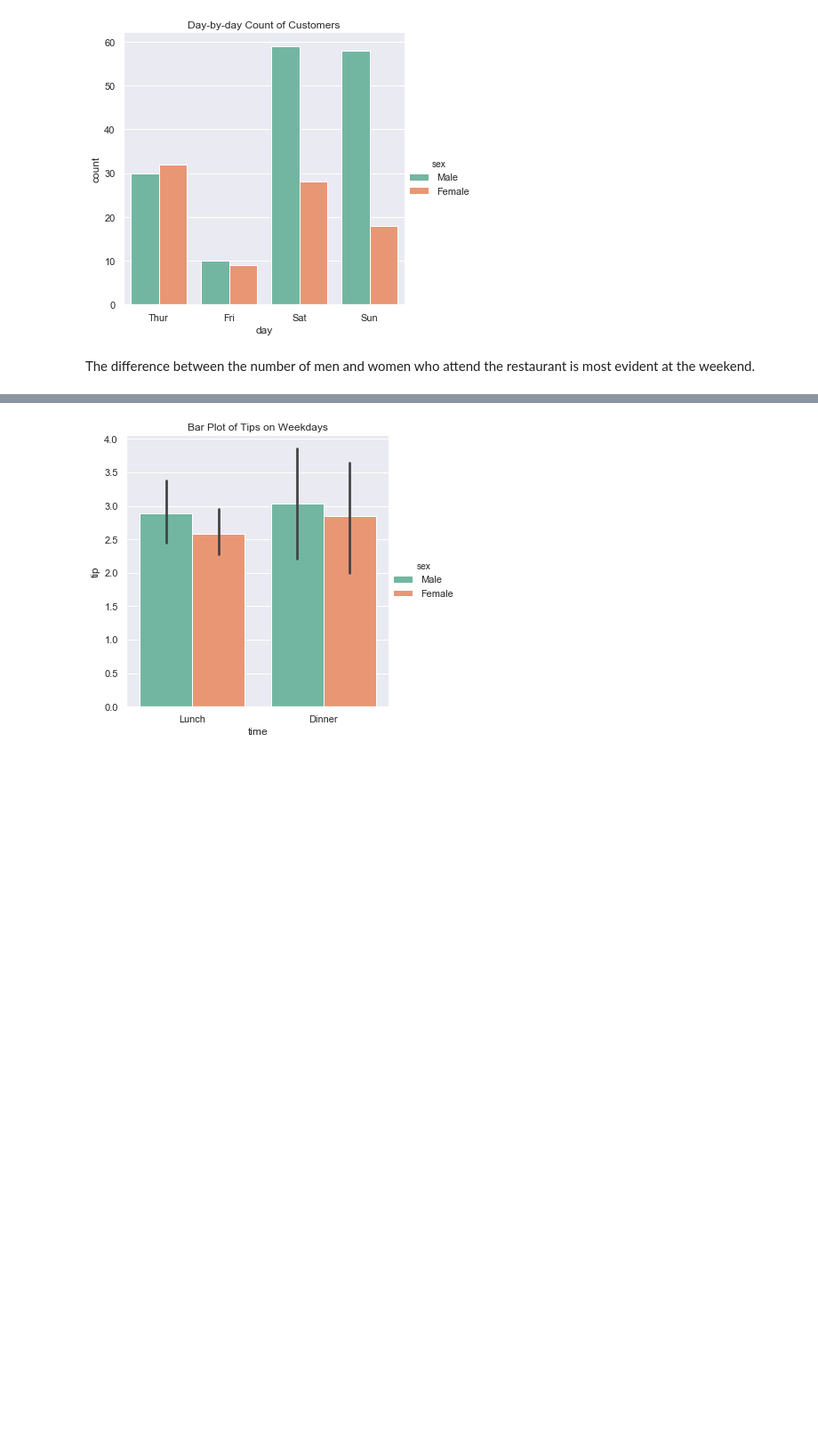
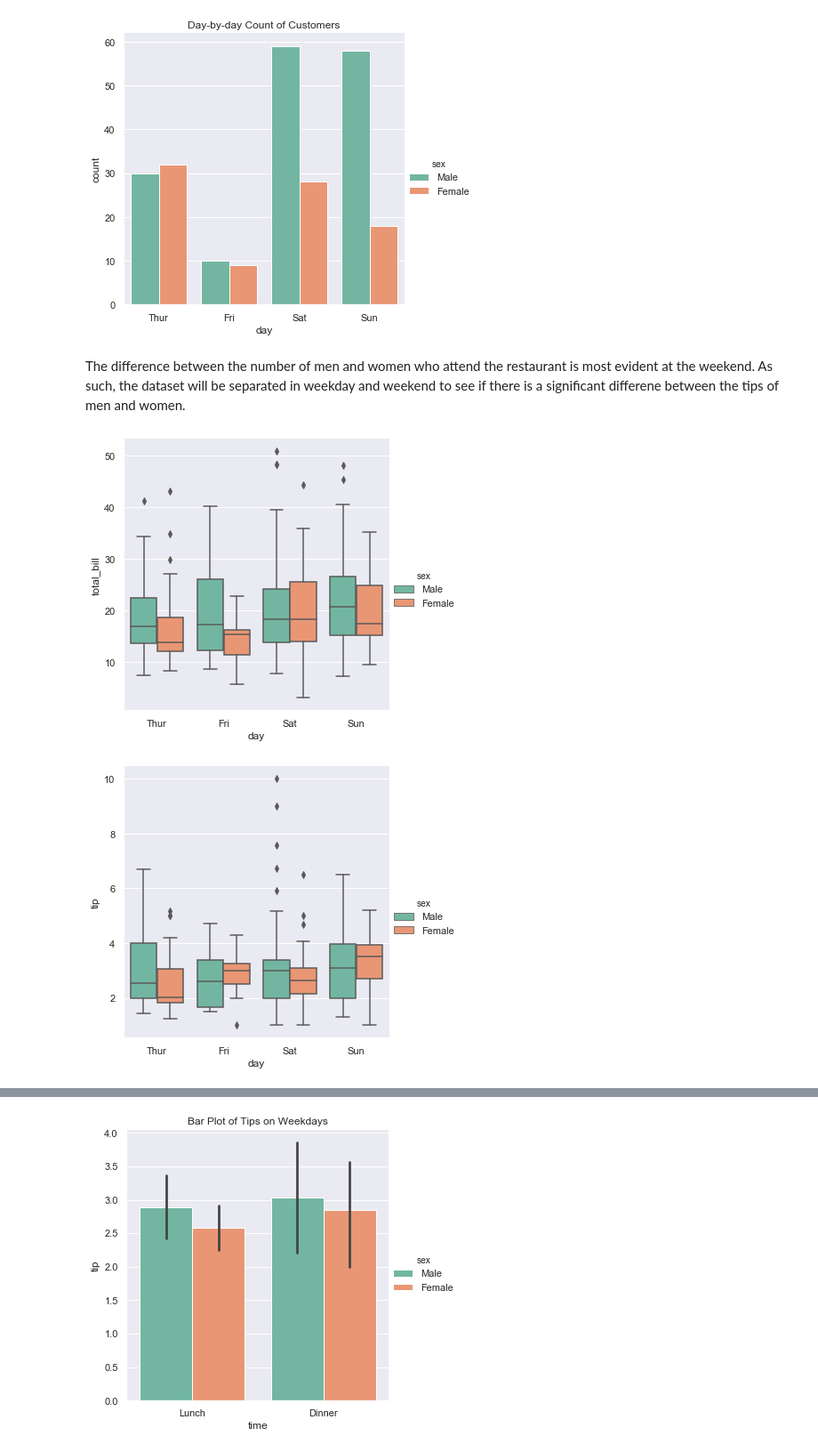
Before and after one commit to ANihill/Fundamentals-Assessment, a Jupyter notebook: Fundamentals of Data Analytics - Assessment.ipynb, the cells around one changed output, grey strips where cells are left out. Shown at 89% size. Cells and saved outputs as stored; diff of their text form; code cells hidden in the pictures; blank space fills up the shorter version.

Commit message:
Further analysis between relationships of variables

```diff
--- a/Fundamentals of Data Analytics - Assessment.ipynb
+++ b/Fundamentals of Data Analytics - Assessment.ipynb
@@ -240,4 +242,13 @@ plt.title("Day-by-day Count of Customers");
 # %% [output]
 [figure]
 # %% [markdown]
-The difference between the number of men and women who attend the restaurant is most evident at the weekend.
+The difference between the number of men and women who attend the restaurant is most evident at the weekend. As such, the dataset will be separated in weekday and weekend to see if there is a significant differene between the tips of men and women.
+# %%
+# box plot of total bill
+sns.catplot(x="day", y="total_bill", hue="sex", kind="box", data=df);
+
+# box plot of tip
+sns.catplot(x="day", y="tip", hue="sex", kind="box", data=df);
+# %% [output]
+[figure, added]
+[figure, added]
```
Also changed, not shown: parts of 32 cells of this notebook.
